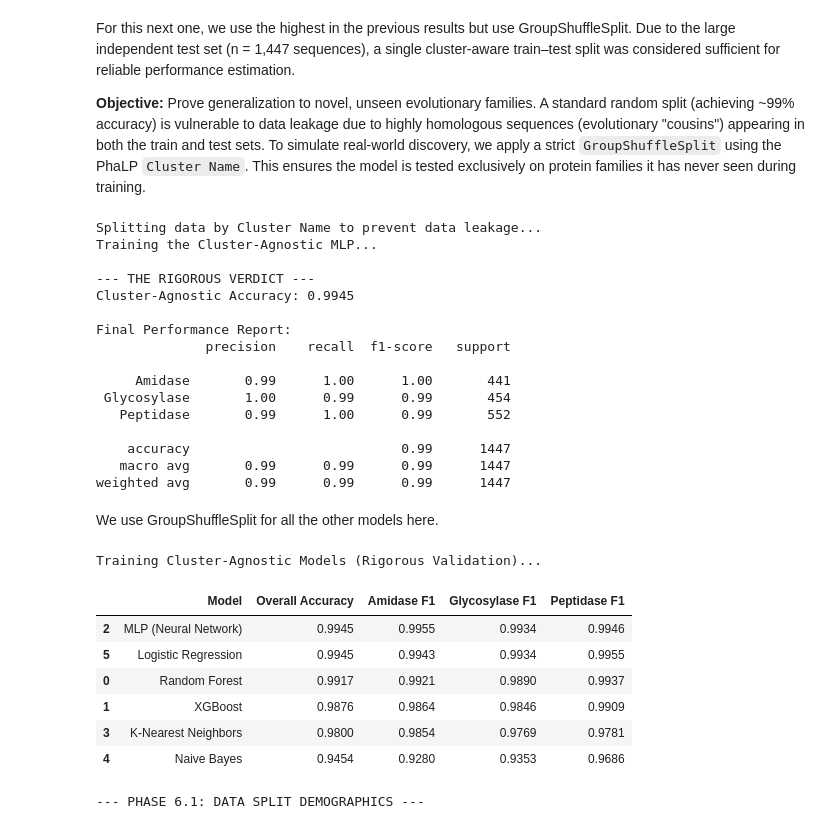
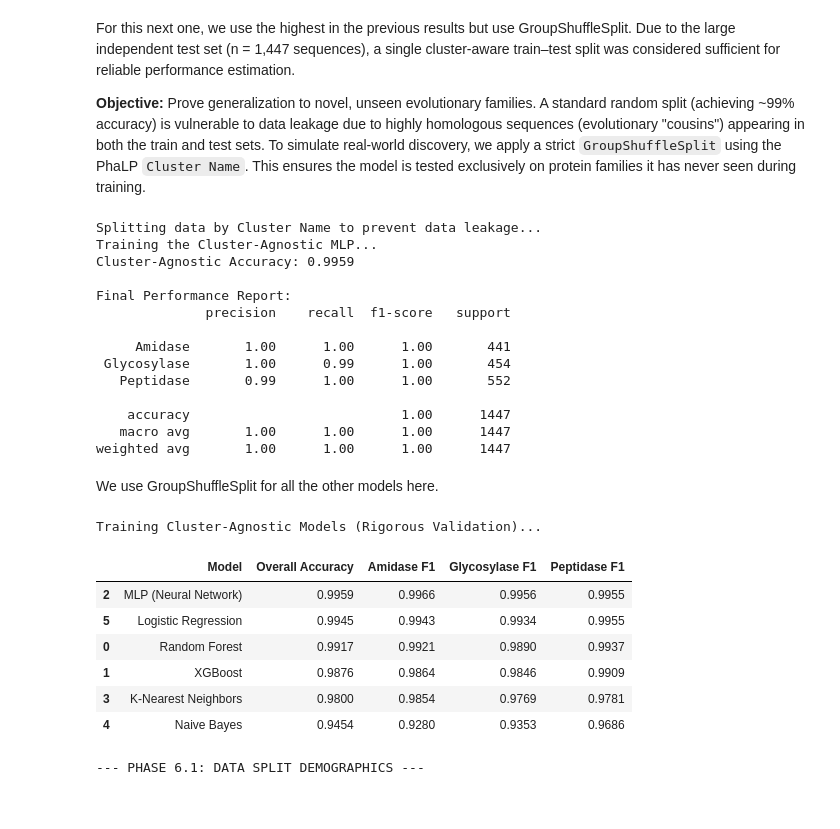
Before and after one commit to Criflar/phage-enzyme-classifier, a Jupyter notebook: phagelytic-esm.ipynb, the cells around one changed output. Saved outputs shown, nothing was run; the diff lists cells and outputs as text; code cells hidden in the pictures.

```diff
--- a/phagelytic-esm.ipynb
+++ b/phagelytic-esm.ipynb
@@ -349,7 +399,7 @@ X_test_scaled = scaler.transform(X_test)
 models = {
     "Random Forest": RandomForestClassifier(random_state=42),
     "XGBoost": XGBClassifier(random_state=42, eval_metric='mlogloss'),
-    "MLP (Neural Network)": MLPClassifier(random_state=42, max_iter=1000),
+    "MLP (Neural Network)": MLPClassifier(random_state=42, max_iter=1000, early_stopping=True), # we use early_stopping so it doesn't memorize the training data
     "K-Nearest Neighbors": KNeighborsClassifier(),
     "Naive Bayes": GaussianNB(),
     "Logistic Regression": LogisticRegression(random_state=42, max_iter=1000)
@@ -556,7 +668,7 @@ X_test_scaled = scaler.transform(X_test)
 models = {
     "Random Forest": RandomForestClassifier(random_state=42),
     "XGBoost": XGBClassifier(random_state=42, eval_metric='mlogloss'),
-    "MLP (Neural Network)": MLPClassifier(random_state=42, max_iter=1000),
+    "MLP (Neural Network)": MLPClassifier(random_state=42, max_iter=1000, early_stopping=True),
     "K-Nearest Neighbors": KNeighborsClassifier(),
     "Naive Bayes": GaussianNB(),
     "Logistic Regression": LogisticRegression(random_state=42, max_iter=1000)
@@ -632,7 +744,7 @@ X_test_scaled = scaler.transform(X_test)
 # 5. Train the MLP
 # Note: MLP is sensitive to scaling, so it was handled above in the scaling part.
 print("Training the Cluster-Agnostic MLP...")
-model_final = MLPClassifier(random_state=42, max_iter=1000)
+model_final = MLPClassifier(random_state=42, max_iter=1000, early_stopping=True)
 model_final.fit(X_train_scaled, y_train)
 
 # 6. The Verdict
@@ -645,20 +757,18 @@ print(classification_report(y_test, preds, target_names=le.classes_))
 # %% [output]
 Splitting data by Cluster Name to prevent data leakage...
 Training the Cluster-Agnostic MLP...
-
---- THE RIGOROUS VERDICT ---
-Cluster-Agnostic Accuracy: 0.9945
+Cluster-Agnostic Accuracy: 0.9959
 
 Final Performance Report:
               precision    recall  f1-score   support
 
-     Amidase       0.99      1.00      1.00       441
- Glycosylase       1.00      0.99      0.99       454
-   Peptidase       0.99      1.00      0.99       552
+     Amidase       1.00      1.00      1.00       441
+ Glycosylase       1.00      0.99      1.00       454
+   Peptidase       0.99      1.00      1.00       552
 
-    accuracy                           0.99      1447
-   macro avg       0.99      0.99      0.99      1447
-weighted avg       0.99      0.99      0.99      1447
+    accuracy                           1.00      1447
+   macro avg       1.00      1.00      1.00      1447
+weighted avg       1.00      1.00      1.00      1447
 # %% [markdown]
 We use GroupShuffleSplit for all the other models here.
 # %%
@@ -701,37 +811,37 @@ X_test_scaled = scaler.transform(X_test)
 models = {
     "Random Forest": RandomForestClassifier(random_state=42),
     "XGBoost": XGBClassifier(random_state=42, eval_metric='mlogloss'),
-    "MLP (Neural Network)": MLPClassifier(random_state=42, max_iter=1000),
+    "MLP (Neural Network)": MLPClassifier(random_state=42, max_iter=1000, early_stopping=True),
     "K-Nearest Neighbors": KNeighborsClassifier(),
     "Naive Bayes": GaussianNB(),
     "Logistic Regression": LogisticRegression(random_state=42, max_iter=1000)
 }
 
 # 6. Execute Matrix
 cluster_results_list = []
 
 print("Training Cluster-Agnostic Models (Rigorous Validation)...")
 for name, model in models.items():
     model.fit(X_train_scaled, y_train)
     preds = model.predict(X_test_scaled)
 
     report = classification_report(y_test, preds, target_names=le.classes_, output_dict=True, zero_division=0)
 
     cluster_results_list.append({
         "Model": name,
         "Overall Accuracy": round(report['accuracy'], 4),
         "Amidase F1": round(report['Amidase']['f1-score'], 4),
         "Glycosylase F1": round(report['Glycosylase']['f1-score'], 4),
         "Peptidase F1": round(report['Peptidase']['f1-score'], 4)
     })
 
 # 7. Results Table
 cluster_results_df = pd.DataFrame(cluster_results_list).sort_values(by="Overall Accuracy", ascending=False)
 cluster_results_df
 # %% [output]
 Training Cluster-Agnostic Models (Rigorous Validation)...
 |  | Model | Overall Accuracy | Amidase F1 | Glycosylase F1 | Peptidase F1 |
-| 2 | MLP (Neural Network) | 0.9945 | 0.9955 | 0.9934 | 0.9946 |
+| 2 | MLP (Neural Network) | 0.9959 | 0.9966 | 0.9956 | 0.9955 |
 | 5 | Logistic Regression | 0.9945 | 0.9943 | 0.9934 | 0.9955 |
 | 0 | Random Forest | 0.9917 | 0.9921 | 0.9890 | 0.9937 |
 | 1 | XGBoost | 0.9876 | 0.9864 | 0.9846 | 0.9909 |
```
Also changed, not shown: parts of 20 cells of this notebook.
